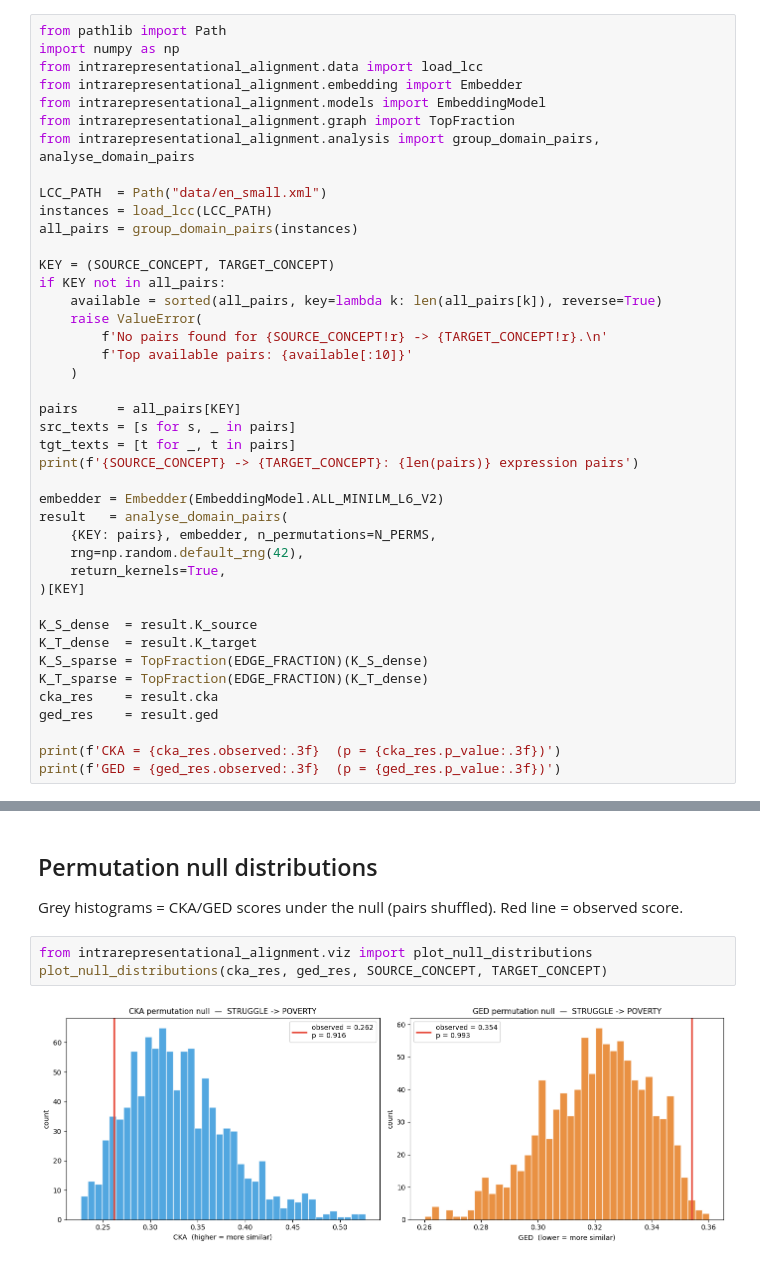
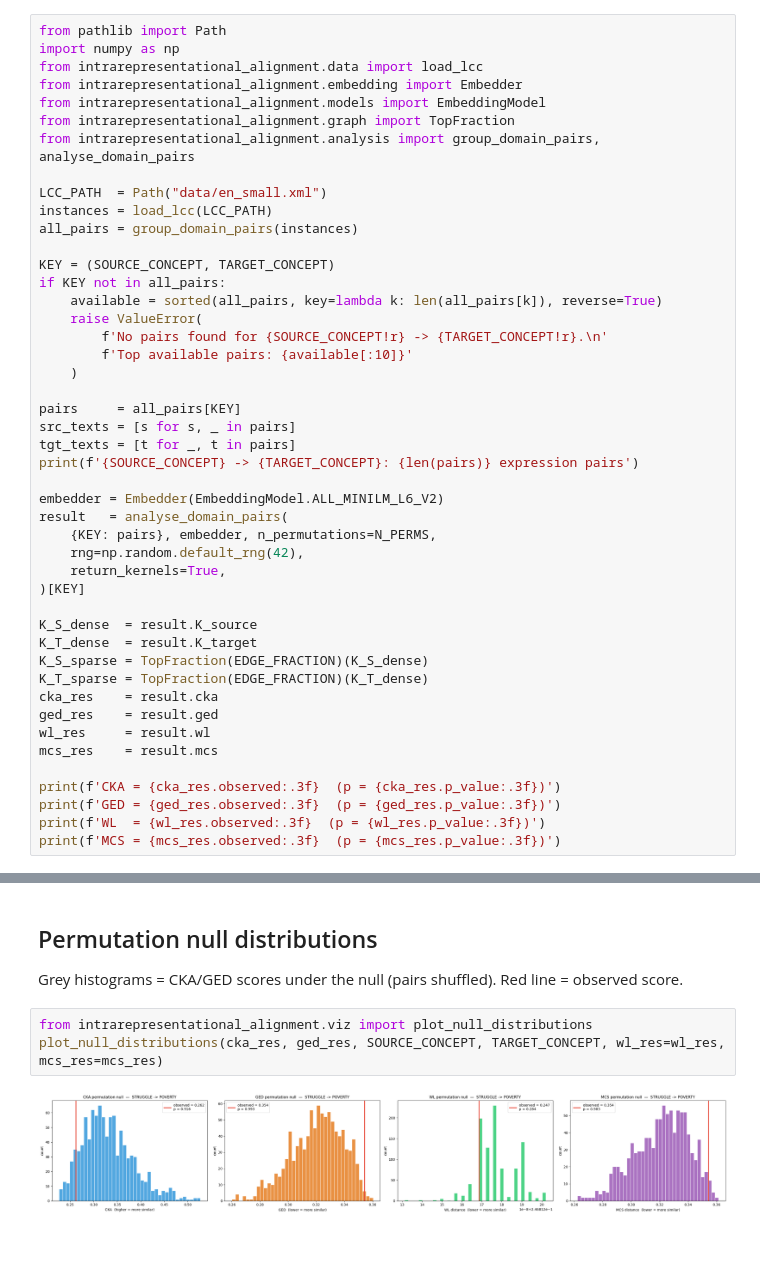
Before and after one commit to afjal4/intrarepresentational-alignment, a Jupyter notebook: domain_mapping_viz.ipynb, the cells around one changed output, grey strips where cells are left out. Saved outputs shown, nothing was run; the diff lists cells and outputs as text.

```diff
--- a/domain_mapping_viz.ipynb
+++ b/domain_mapping_viz.ipynb
@@ -53,9 +53,13 @@ K_S_sparse = TopFraction(EDGE_FRACTION)(K_S_dense)
 K_T_sparse = TopFraction(EDGE_FRACTION)(K_T_dense)
 cka_res    = result.cka
 ged_res    = result.ged
+wl_res     = result.wl
+mcs_res    = result.mcs
 
 print(f'CKA = {cka_res.observed:.3f}  (p = {cka_res.p_value:.3f})')
 print(f'GED = {ged_res.observed:.3f}  (p = {ged_res.p_value:.3f})')
+print(f'WL  = {wl_res.observed:.3f}  (p = {wl_res.p_value:.3f})')
+print(f'MCS = {mcs_res.observed:.3f}  (p = {mcs_res.p_value:.3f})')
 # %% [output]
 STRUGGLE -> POVERTY: 18 expression pairs
 CKA = 0.262  (p = 0.916)
@@ -84,6 +90,6 @@ plot_semantic_graphs(K_S_sparse, K_T_sparse, src_texts, tgt_texts,
 Grey histograms = CKA/GED scores under the null (pairs shuffled). Red line = observed score.
 # %%
 from intrarepresentational_alignment.viz import plot_null_distributions
-plot_null_distributions(cka_res, ged_res, SOURCE_CONCEPT, TARGET_CONCEPT)
+plot_null_distributions(cka_res, ged_res, SOURCE_CONCEPT, TARGET_CONCEPT, wl_res=wl_res, mcs_res=mcs_res)
 # %% [output]
-[figure, old version]
+[figure, new version]
```
Also changed, not shown: parts of 1 cell of this notebook, 2 other files.
